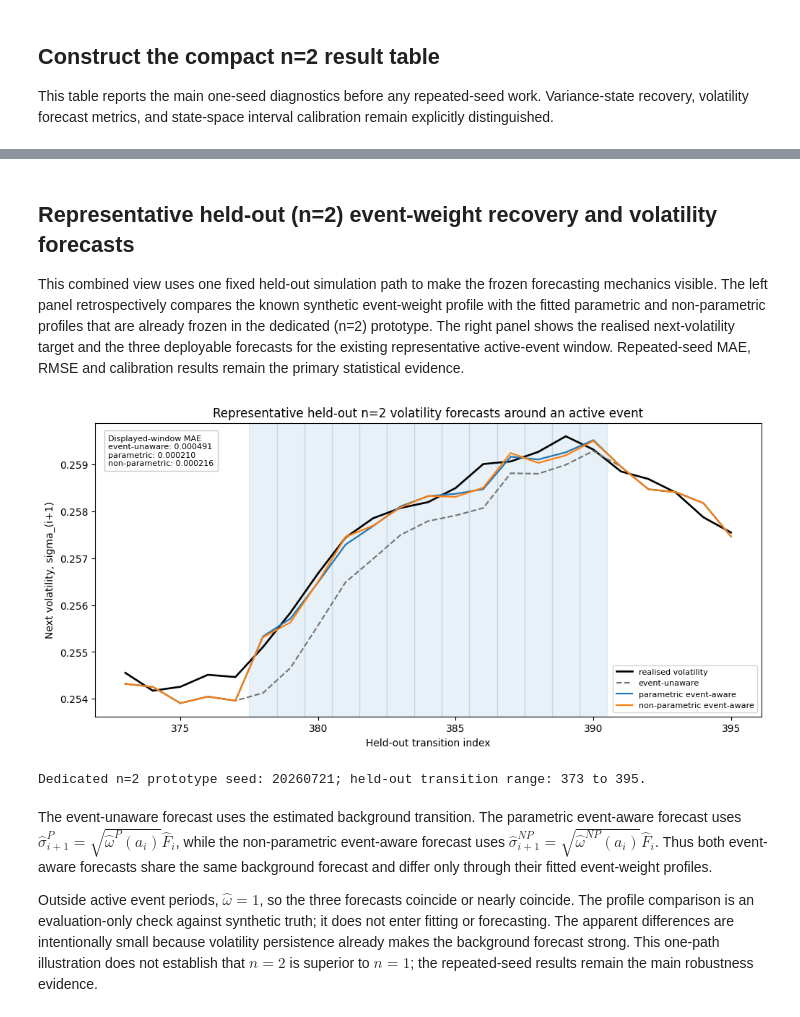
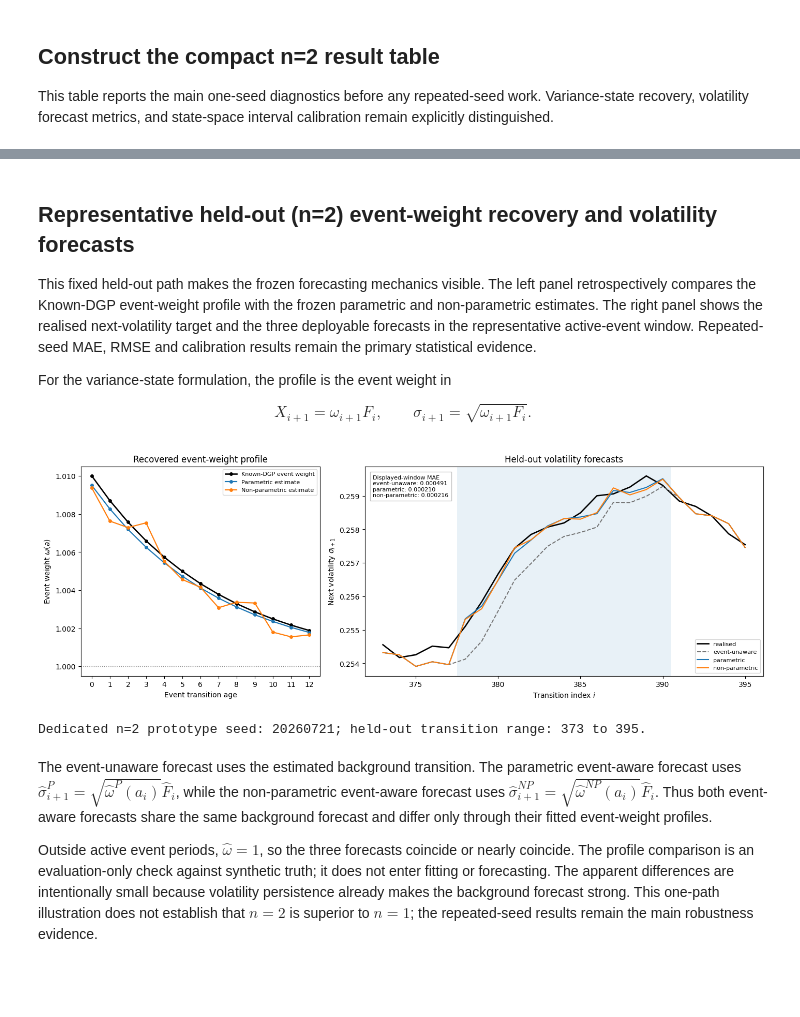
Before and after one commit to JivN24/HSBC-AN-RN, a Jupyter notebook: CODEWORK/Linus' Task Re-Do/09_n2_full_analysis.ipynb, the cells around one changed output, grey strips where cells are left out. Drawn from its saved outputs; the diff is of its cells as text; code cells hidden in the pictures; blank space fills up the shorter version.

Commit message:
Some synth changes

```diff
--- a/CODEWORK/Linus' Task Re-Do/09_n2_full_analysis.ipynb
+++ b/CODEWORK/Linus' Task Re-Do/09_n2_full_analysis.ipynb
@@ -367,8 +367,34 @@ display(n2_result_table.loc[:, n2_result_display_columns])
 # %% [markdown]
 ## Representative held-out \(n=2\) event-weight recovery and volatility forecasts
 
-This combined view uses one fixed held-out simulation path to make the frozen forecasting mechanics visible. The left panel retrospectively compares the known synthetic event-weight profile with the fitted parametric and non-parametric profiles that are already frozen in the dedicated \(n=2\) prototype. The right panel shows the realised next-volatility target and the three deployable forecasts for the existing representative active-event window. Repeated-seed MAE, RMSE and calibration results remain the primary statistical evidence.
+This fixed held-out path makes the frozen forecasting mechanics visible. The left panel retrospectively compares the Known-DGP event-weight profile with the frozen parametric and non-parametric estimates. The right panel shows the realised next-volatility target and the three deployable forecasts in the representative active-event window. Repeated-seed MAE, RMSE and calibration results remain the primary statistical evidence.
+
+For the variance-state formulation, the profile is the event weight in
+
+$$
+X_{i+1}=\omega_{i+1}F_i,
+\qquad
+\sigma_{i+1}=\sqrt{\omega_{i+1}F_i}.
+$$
 # %%
+# Align frozen forecasts with the realised held-out target solely for visual evaluation.
+n2_output_path = (
+    n2_prototype_result["forecasts"]
+    .merge(
+        n2_prototype_result["split"]["test"][["i", "target_i", "sigma_next"]],
+        on=["i", "target_i"], validate="one_to_one",
+    )
+    .rename(columns={"i": "transition_i"})
+)
+n2_forecast_plot_columns = {
+    "event-unaware": "sigma_forecast_unaware",
+    "parametric": "sigma_forecast_parametric",
+    "non-parametric": "sigma_forecast_nonparametric",
+}
+n2_forecast_window = n2_output_path.loc[
+    n2_output_path["transition_i"].between(373, 395)
+].copy()
+
 # The forecast inputs exclude hidden DGP quantities; the truth profile below is evaluation-only.
 for forbidden_input in ["true_omega", "eta", "epsilon", "alpha", "nu", "rho"]:
     assert forbidden_input not in n2_prototype_result["forecast_inputs"]
@@ -442,24 +468,30 @@ assert nonparametric_state_multiplier.equals(
     n2_profiles["nonparametric"].reindex(profile_ages)
 )
 
-fig, axes = plt.subplots(1, 2, figsize=(14.0, 4.9), constrained_layout=True)
+fig, axes = plt.subplots(
+    1,
+    2,
+    figsize=(14.0, 4.8),
+    constrained_layout=True,
+    gridspec_kw={"width_ratios": [0.9, 1.5]},
+)
 profile_axis, forecast_axis = axes
 
 profile_axis.plot(
     profile_ages, true_event_weight, color="black", linewidth=1.9,
-    marker="o", markersize=4, label="true event weight",
+    marker="o", markersize=4, label="Known-DGP event weight",
 )
 profile_axis.plot(
     profile_ages, parametric_event_weight, color="#1f77b4", linewidth=1.6,
-    marker="o", markersize=4, label="parametric fitted weight",
+    marker="o", markersize=4, label="Parametric estimate",
 )
 profile_axis.plot(
     profile_ages, nonparametric_event_weight, color="#ff7f0e", linewidth=1.6,
-    marker="o", markersize=4, label="non-parametric fitted weight",
+    marker="o", markersize=4, label="Non-parametric estimate",
 )
 profile_axis.axhline(1.0, color="0.55", linestyle=":", linewidth=1.0)
 profile_axis.set(
-    title="n=2 event-weight profiles used for forecasting",
+    title="Recovered event-weight profile",
     xlabel="Event transition age",
     ylabel="Event weight $\\omega(a)$",
     xticks=profile_ages,
@@ -497,36 +529,35 @@ n2_displayed_window_mae = {
     for label, column in n2_forecast_plot_columns.items()
 }
 mae_text = "Displayed-window MAE\n" + "\n".join(
     f"{label}: {value:.6f}" for label, value in n2_displayed_window_mae.items()
 )
 forecast_axis.text(
     0.02, 0.96, mae_text, transform=forecast_axis.transAxes, va="top", ha="left",
     fontsize=8, bbox={"facecolor": "white", "edgecolor": "0.75", "alpha": 0.92},
 )
 forecast_axis.set(
-    title="Held-out n=2 forecasts around an active event",
+    title="Held-out volatility forecasts",
     xlabel="Transition index $i$",
     ylabel="Next volatility $\\sigma_{i+1}$",
 )
 forecast_axis.legend(loc="lower right", fontsize=8)
 
-fig.suptitle("Dedicated $n=2$ event-weight recovery and volatility forecasting")
 plt.show()
 
 for label, expected_mae in n2_displayed_window_mae.items():
     observed_mae = float(np.mean(np.abs(
         n2_forecast_window["sigma_next"].to_numpy()
         - n2_forecast_window[n2_forecast_plot_columns[label]].to_numpy()
     )))
     assert np.isclose(observed_mae, expected_mae)
 assert int(n2_forecast_window["event_active_i"].sum()) == 13
 assert n2_forecast_window.shape[0] == 23
 print(
     "Dedicated n=2 prototype seed: 20260721; held-out transition range: "
     "373 to 395."
 )
 # %% [output]
-[figure, old version]
+[figure, new version]
 Dedicated n=2 prototype seed: 20260721; held-out transition range: 373 to 395.
 # %% [markdown]
 The event-unaware forecast uses the estimated background transition. The parametric event-aware forecast uses $\widehat{\sigma}^{P}_{i+1}=\sqrt{\widehat{\omega}^{P}(a_i)}\widehat{F}_i$, while the non-parametric event-aware forecast uses $\widehat{\sigma}^{NP}_{i+1}=\sqrt{\widehat{\omega}^{NP}(a_i)}\widehat{F}_i$. Thus both event-aware forecasts share the same background forecast and differ only through their fitted event-weight profiles.
```
Also changed, not shown: parts of 9 cells of this notebook, 1 other file.
